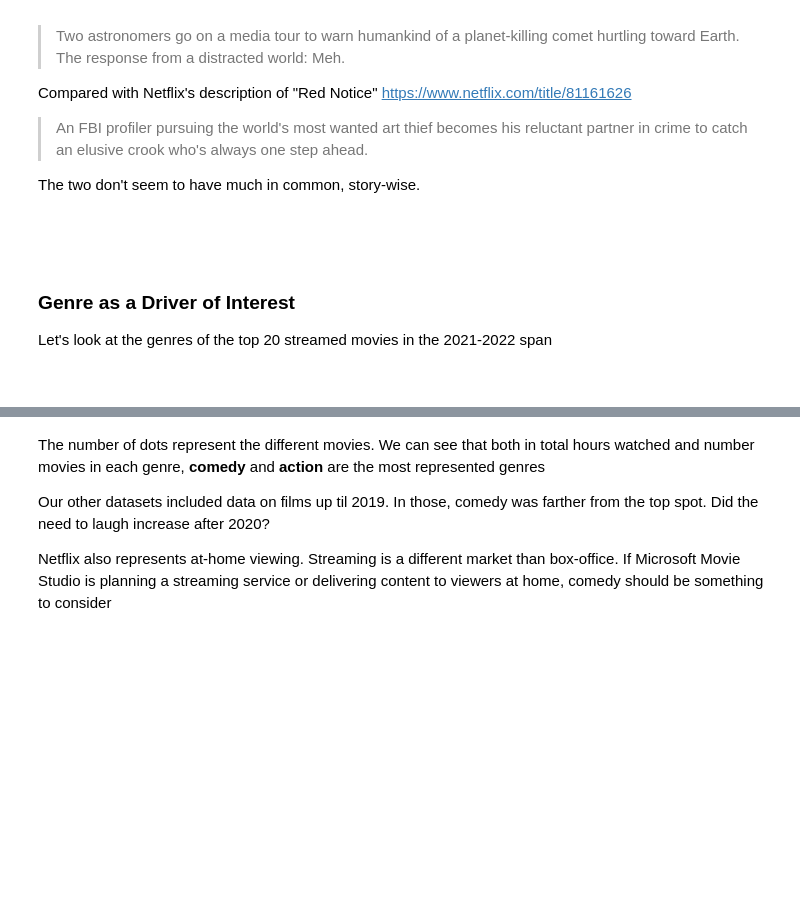
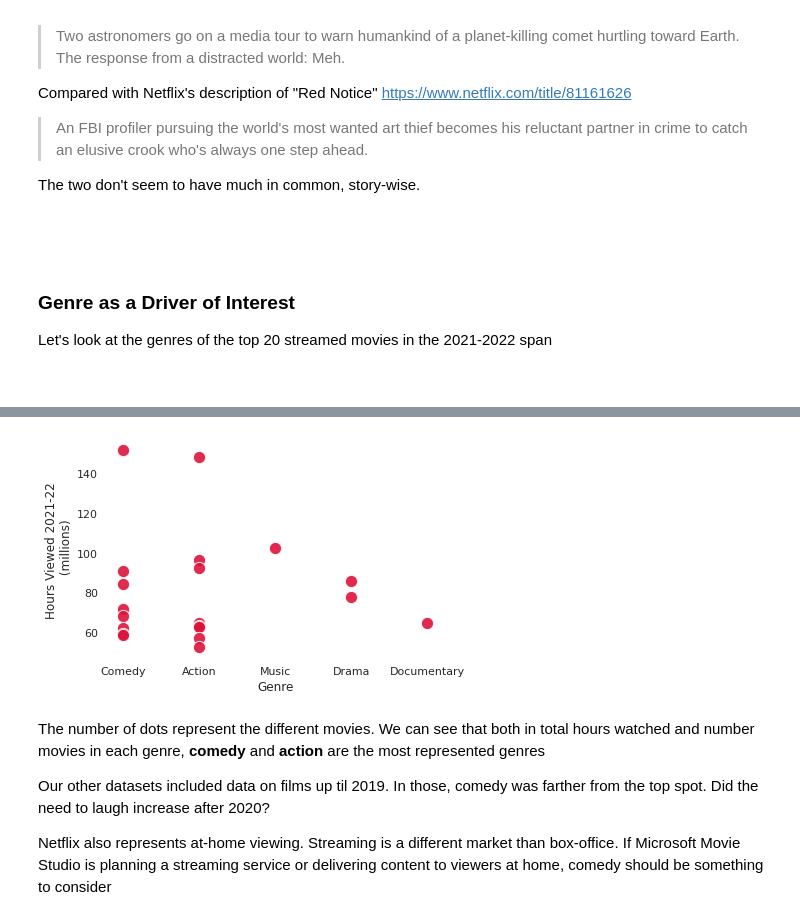
Before and after one commit to mccafj/MS-movie-studio-project, a Jupyter notebook: Notes/holly-notebook.ipynb, the cells around one changed output, grey strips where cells are left out. Saved outputs shown, nothing was run; the diff lists cells and outputs as text; code cells hidden in the pictures; blank space fills up the shorter version.

```diff
--- a/Notes/holly-notebook.ipynb
+++ b/Notes/holly-notebook.ipynb
@@ -80,14 +105,17 @@ top20['genre'] = top20_genres
 # %%
 
-ax = sns.scatterplot(x=top20['genre'], y=top20['weekly_hours_viewed'], color='crimson', legend=False, s=150, alpha=0.90)
+ax = sns.scatterplot(x=top20['genre'], y=top20['weekly_hours_viewed'] / 1000000, color='crimson', legend=False, s=150, alpha=0.90)
 # ax.bar(top20['genre'], top20['weekly_hours_viewed'], width=width, bottom=0.0, color='red', alpha=0.5)
-ax.set_ylabel('Hours Viewed 6/28/21 - 9/25/22')
+ax.set_ylabel('Hours Viewed 2021-22 \n (millions)')
 ax.set_xlabel('Genre')
 
 plt.gcf().axes[0].yaxis.get_major_formatter().set_scientific(False)
+sns.set(rc={'axes.facecolor':(0,0,0,0), 'figure.facecolor':(0,0,0,0)})
 
-# plt.savefig('./../Data/top20_genres.png', bbox_inches='tight')
-plt.show();
+plt.savefig('./../Data/top20_genres.png', bbox_inches='tight')
+# plt.show();
+# %% [output]
+[figure, added]
 # %% [markdown]
 The number of dots represent the different movies. We can see that both in total hours watched and number movies in each genre, **comedy** and **action** are the most represented genres
 
```
Also changed, not shown: parts of 6 cells of this notebook, 3 other files.
